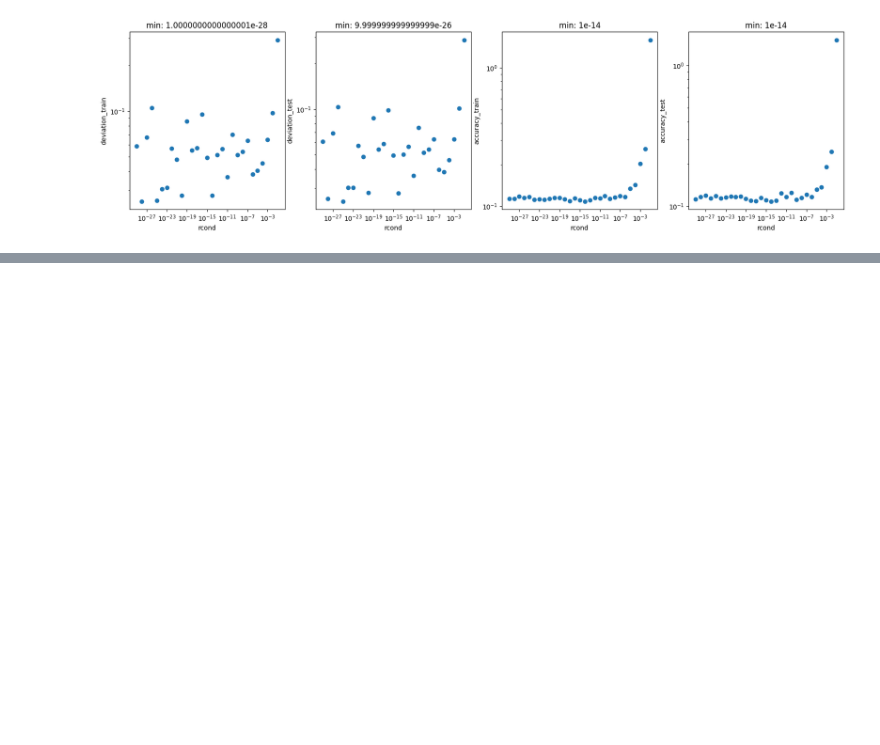
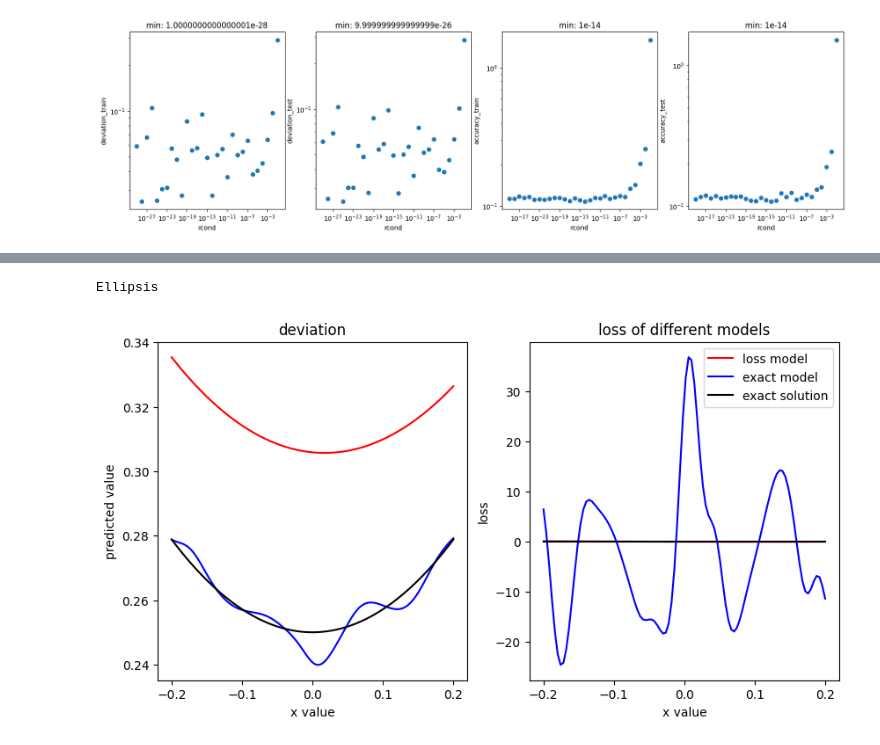
Before and after one commit to delimarr/ip5_code, a Jupyter notebook: elm.ipynb, the cells around one changed output, grey strips where cells are left out. Saved outputs shown, nothing was run; the diff lists cells and outputs as text; code cells hidden in the pictures; blank space fills up the shorter version.

Commit message:
deviation vs accuracy comparison plot

```diff
--- a/elm.ipynb
+++ b/elm.ipynb
@@ -885,12 +888,12 @@ num_dom = 1024
 num_tst = 340
 rcond = 1e-12
 layers = opt_layers
-layers = [32, 128, 512]
+layers = [32, 128, 512, 512]
 res, exact_elm, num_data = run_exact(num_dom=num_dom, num_bnd=num_bnd, num_tst=num_tst, layers=layers, rcond=rcond)
-it1 = timeit.repeat(lambda: run_exact(num_dom=num_dom, num_bnd=num_bnd, num_tst=num_tst, layers=layers, rcond=rcond), number=20, repeat=1)
+#it1 = timeit.repeat(lambda: run_exact(num_dom=num_dom, num_bnd=num_bnd, num_tst=num_tst, layers=layers, rcond=rcond), number=20, repeat=1)
 print(res)
 print(num_data)
-print(it1[0]/20)
+#print(it1[0]/20)
 # %% [output]
 Warning: CSGDifference.uniform_points not implemented. Use random_points instead.
 Warning: CSGDifference.uniform_points not implemented. Use random_points instead.
@@ -911,0 +905,35 @@ Warning: CSGDifference.uniform_points not implemented. Use random_points instead
+# %%
+x_plot = np.linspace(-0.2, 0.2, 100, dtype=DTYPE)
+y = 0.7
+
+x = np.full((x_plot.shape[0], 2), y)
+x[:,0] = x_plot
+x_tf = tf.convert_to_tensor(x)
+yhat_pde = pde_elm.predict(x)
+yhat_ex = exact_elm.predict(x)
+
+phi = geom.phi(x)
+pde_loss = geom.get_loss(pde_elm.full_model_, x_tf) + phi
+ex_loss = geom.get_loss(exact_elm.full_model_, x_tf) + phi
+
+
+fig = plt.figure(figsize=(10, 5))
+fig.add_subplot(1, 2, 1)
+plt.title(f"deviation")
+plt.xlabel(f"x value")
+plt.ylabel("predicted value")
+plt.plot(x_plot, yhat_pde, color='red')
+plt.plot(x_plot, yhat_ex, color='blue')
+plt.plot(x_plot, geom.exact_sol(x), color='black')
+fig.add_subplot(1, 2, 2)
+plt.plot(x_plot, pde_loss, color='red')
+plt.plot(x_plot, ex_loss, color='blue')
+plt.plot(x_plot, np.zeros(x_plot.shape), color='black')
+plt.title(f"loss of different models")
+plt.xlabel(f"x value")
+plt.ylabel("loss")
+plt.legend(("loss model", "exact model", "exact solution"))
+...
+# %% [output]
+Ellipsis
+[figure, added]
```
Also changed, not shown: parts of 5 cells of this notebook.
